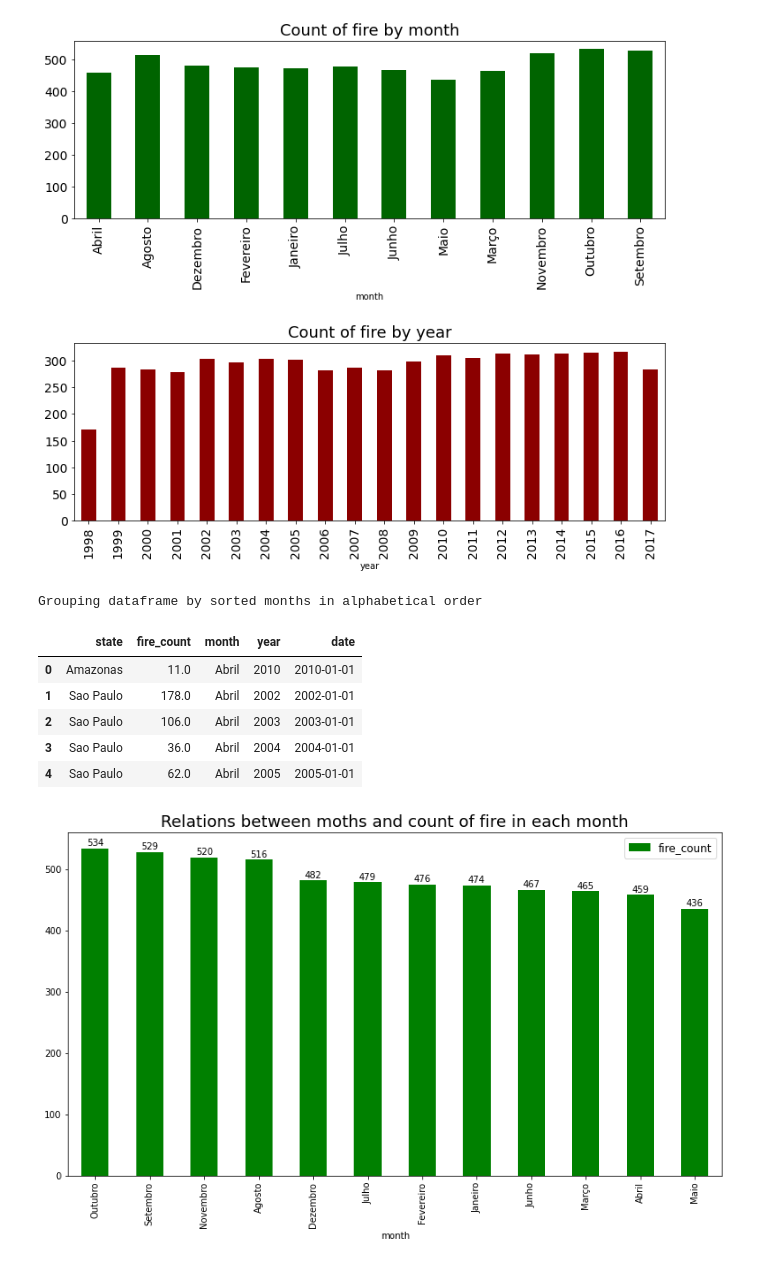
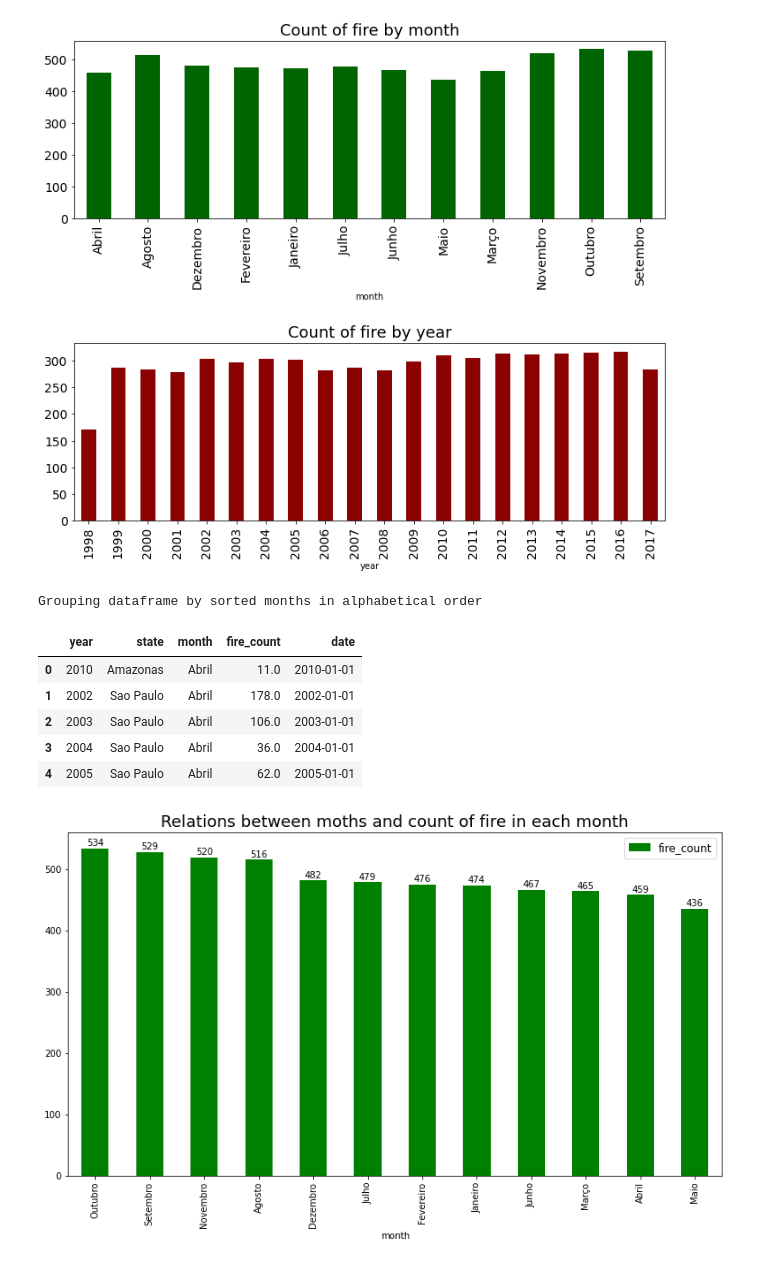
Before and after one commit to hamletinatonakanyan/DS_course, a Jupyter notebook: src/data_engineering/project_data_engineering.ipynb, the cells around one changed output. Saved outputs shown, nothing was run; the diff lists cells and outputs as text; code cells hidden in the pictures.

```diff
--- a/src/data_engineering/Project_data_engineering.ipynb
+++ b/src/data_engineering/project_data_engineering.ipynb
@@ -48,6 +48,6 @@ df_project2.head()
 | 4 | Acre | 0.0 | Janeiro | 2002 | 2002-01-01 |
 # %%
 # Rename column 'number' to 'fire_count'
-df_project2.rename(columns={'number': 'fire_count'}, inplace=True)
-df_project2.head()
+df_project.rename(columns={'number': 'fire_count'}, inplace=True)
+df_project.head()
 # %% [output]
@@ -60,6 +60,6 @@ df_project2.head()
 # %%
 # changing numbers structure
-df_project2['fire_count'].replace('.', '', inplace=True)
+df_project['fire_count'].replace('.', '', inplace=True)
 print('Project data after changing column number from decimal to int\n\n')
 df_project2.tail()
 # %% [output]
@@ -72,7 +72,7 @@ Project data after changing column number from decimal to int
 | 6453 | Tocantins | 119.0 | Dezembro | 2016 | 2016-01-01 |
 # %%
 # covert all 0 values in number column to NaN, checking all NaN values
-df_project2['fire_count'] = df_project2['fire_count'].replace(0, np.nan)
-print(f"Count of NaN values\n{df_project2.isnull().sum()}")
+df_project['fire_count'] = df_project['fire_count'].replace(0, np.nan)
+print(f"Count of NaN values\n{df_project.isnull().sum()}")
 # %% [output]
 Count of NaN values
@@ -84,7 +84,7 @@ date            0
 dtype: int64
 # %%
 # Drop all NaN values and reset index
-df_project2.dropna(inplace=True)
-df_project2 = df_project2.reset_index(drop=True)
-df_project2.head()
+df_project.dropna(inplace=True)
+df_project = df_project.reset_index(drop=True)
+df_project.head()
 # %% [output]
@@ -126,17 +126,17 @@ Text(0.5, 1.0, 'Count of fire by year')
 [figure]
 # %%
 # Group data by months in alphabetical order and reindex
-df_sorted_months = df_project2.sort_values('month').reset_index(drop=True)
+df_sorted_months = df_project.sort_values('month').reset_index(drop=True)
 print('Grouping dataframe by sorted months in alphabetical order\n')
 df_sorted_months.head()
 # %% [output]
 Grouping dataframe by sorted months in alphabetical order
-|  | state | fire_count | month | year | date |
-| 0 | Amazonas | 11.0 | Abril | 2010 | 2010-01-01 |
-| 1 | Sao Paulo | 178.0 | Abril | 2002 | 2002-01-01 |
-| 2 | Sao Paulo | 106.0 | Abril | 2003 | 2003-01-01 |
-| 3 | Sao Paulo | 36.0 | Abril | 2004 | 2004-01-01 |
-| 4 | Sao Paulo | 62.0 | Abril | 2005 | 2005-01-01 |
+|  | year | state | month | fire_count | date |
+| 0 | 2010 | Amazonas | Abril | 11.0 | 2010-01-01 |
+| 1 | 2002 | Sao Paulo | Abril | 178.0 | 2002-01-01 |
+| 2 | 2003 | Sao Paulo | Abril | 106.0 | 2003-01-01 |
+| 3 | 2004 | Sao Paulo | Abril | 36.0 | 2004-01-01 |
+| 4 | 2005 | Sao Paulo | Abril | 62.0 | 2005-01-01 |
 # %%
 # Visualizing data to show relations between months and count of fire in each month
 
```
Also changed, not shown: parts of 10 cells of this notebook, 1 other file.
